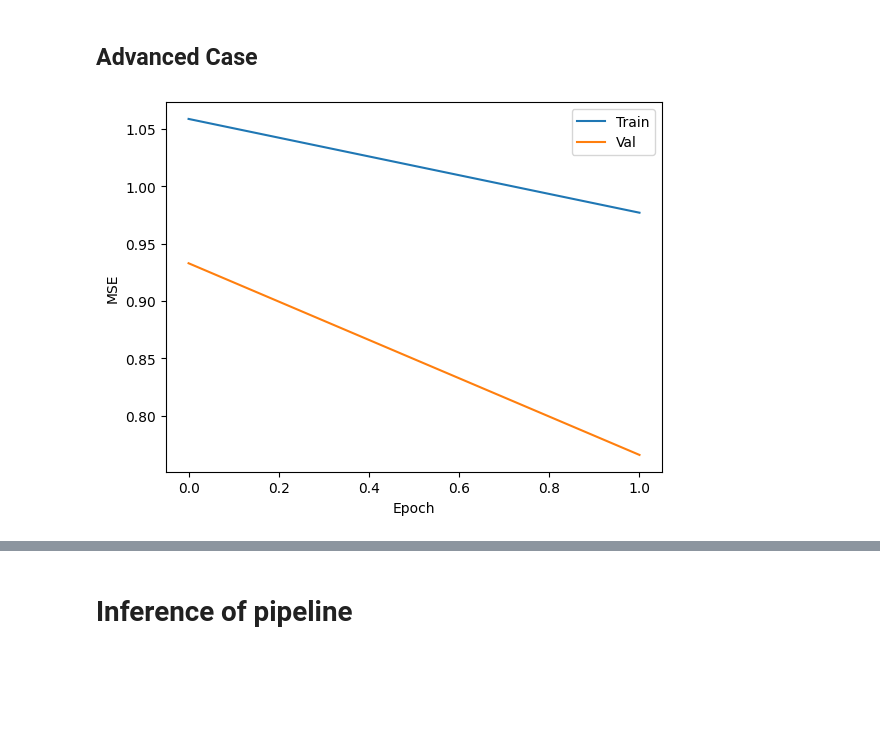
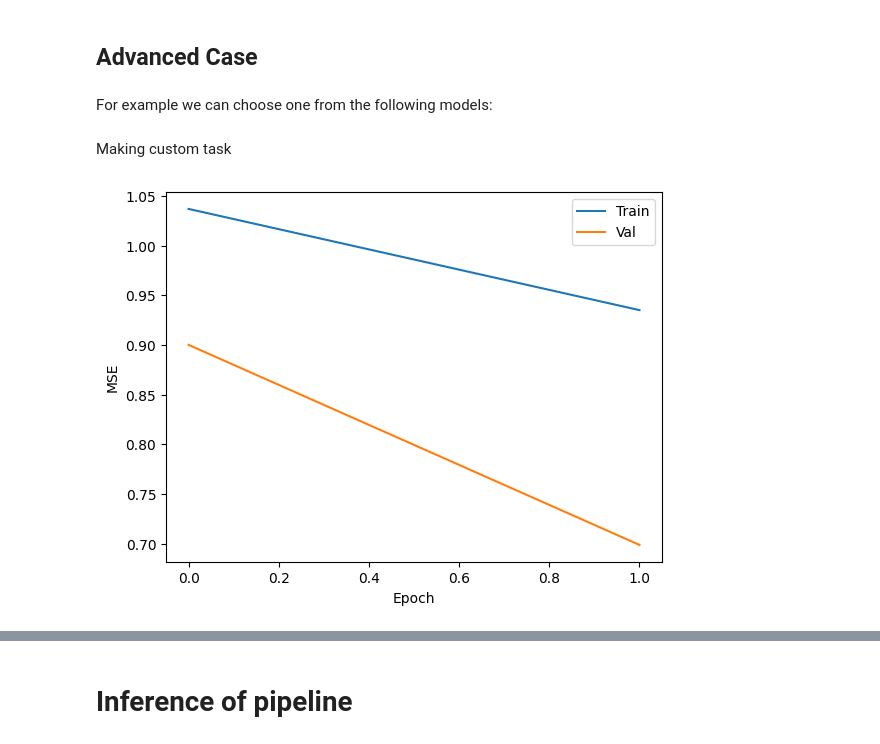
Before and after one commit to waico/tsad, a Jupyter notebook: docs/waico_jups/forecasting-time-series.ipynb, the cells around one changed output, grey strips where cells are left out. Cells and saved outputs as stored; diff of their text form; code cells hidden in the pictures; blank space fills up the shorter version.

```diff
--- a/docs/waico_jups/forecasting-time-series.ipynb
+++ b/docs/waico_jups/forecasting-time-series.ipynb
@@ -81,2 +76,15 @@ Test Loss: 1.028
 # %% [markdown]
 ## Advanced Case
+# %%
+from tsad.utils.ml_models.deeplearning_regressors import MLP, SimpleLSTM, LSTM
+k = train_raw.shape[1]
+# %% [markdown]
+For example we can choose one from the following models:
+# %%
+classic_mlp = MLP([k,k,k,k])
+autoencoder = MLP([k,int(k/2),int(k/2),k])
+classic_lstm = SimpleLSTM(k,k)
+biderect_lstm = SimpleLSTM(k,k,bidirectional=True)
+multiLSTM = LSTM(k,k)
+# %% [markdown]
+Making custom task
@@ -83,18 +94,18 @@ Test Loss: 1.028
 # %%
 %%time
 pipeline = Pipeline([
     HighLevelDatasetAnalysisTask(),
     TimeDiscretizationTask(freq_tobe_approach='custom',FREQ_TOBE='1s'),
     FindNaNTask(),
     EquipmentDowntimeTask(),
     ResampleProcessingTask(),
     StandardScalerTask(),
     FeatureProcessingTask(),
     SplitByNaNTask(),
     PrepareSeqSamplesTask(len_seq=10),
     DeepLeaningTimeSeriesForecastingTask(),
 ], show=False)
-y_pred_train = pipeline.fit(train_raw,n_epochs=2)
+y_pred_train = pipeline.fit(train_raw,n_epochs=2,model=classic_lstm)
 # %% [output]
-[figure, old version]
+[figure, new version]
 Epoch: 02
```
Also changed, not shown: parts of 6 cells of this notebook, 14 other files.
